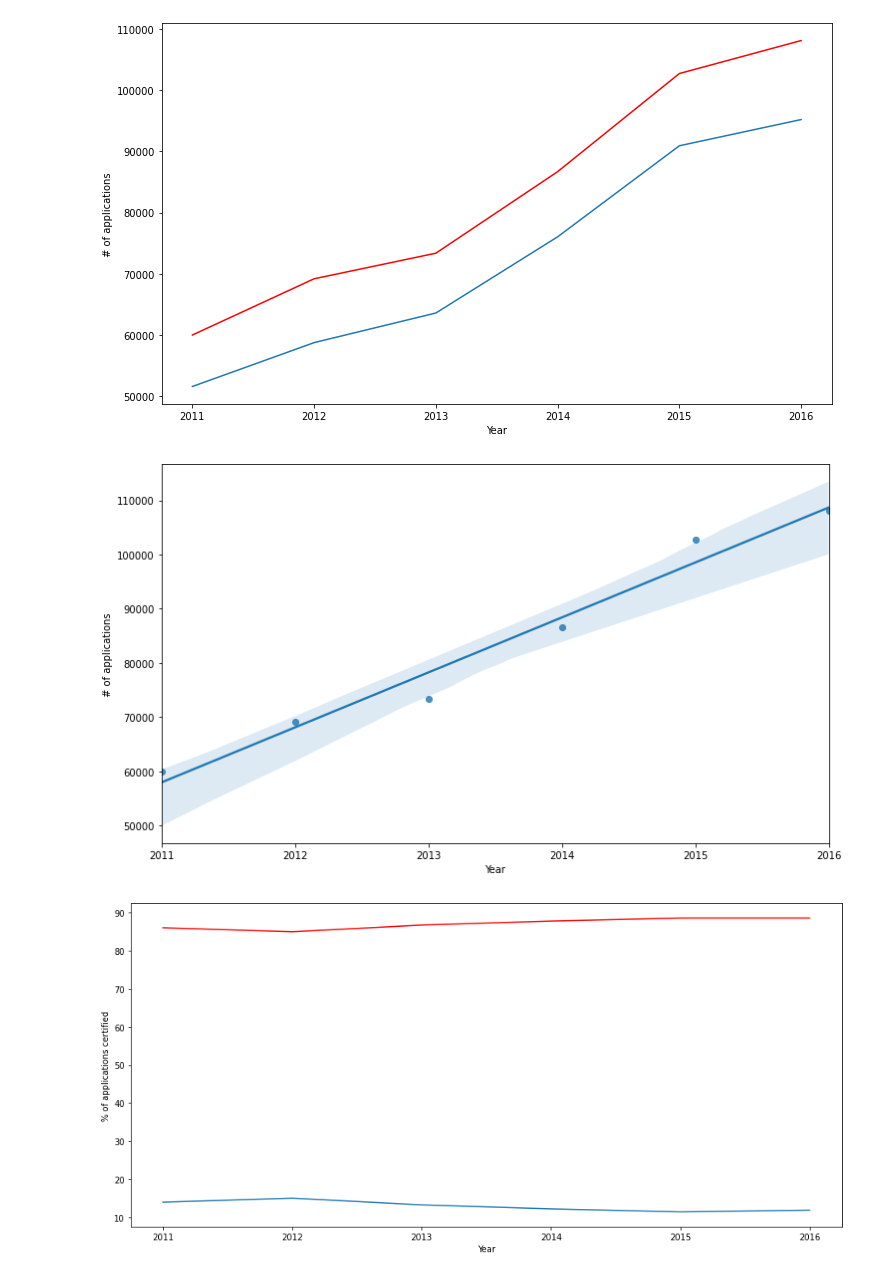
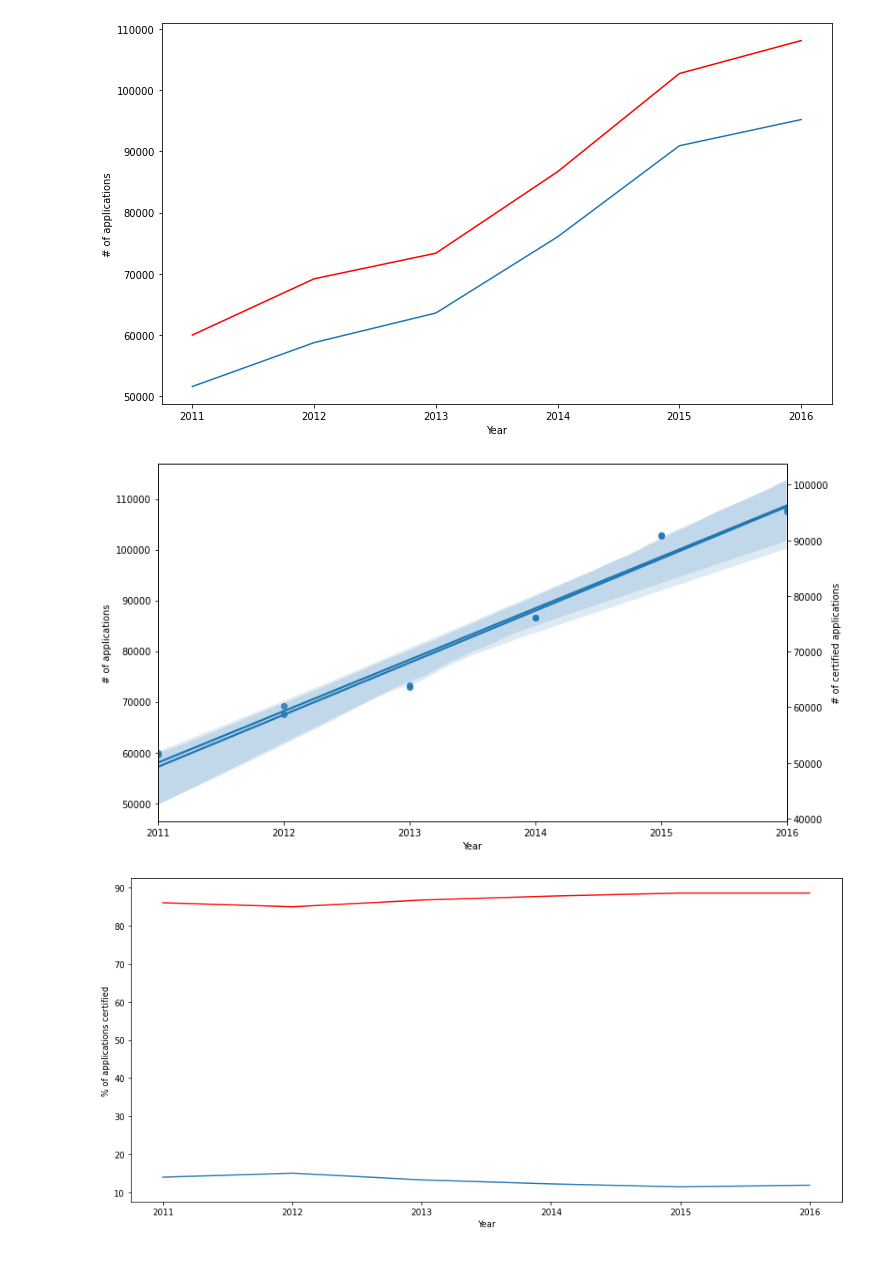
Before and after one commit to mbenbanaste/h1b-app, a Jupyter notebook: notebooks/H1B_APP.ipynb, the cells around one changed output. Cells and saved outputs as stored; diff of their text form; code cells hidden in the pictures.

```diff
--- a/notebooks/H1B_APP.ipynb
+++ b/notebooks/H1B_APP.ipynb
@@ -10,13 +8,14 @@ Mounted at /content/drive
 # %%
 import pandas as pd
 
-path = "/content/drive/MyDrive/data/h1b.csv"
+path = "https://raw.githubusercontent.com/mbenbanaste/h1b-app/master/notebooks/h1b.csv"
 df_ = pd.read_csv(path)
+
+# path = "/content/drive/MyDrive/data/h1b.csv"
+# df_ = pd.read_csv(path)
 
 # path = "/Users/mbenbanaste/Google Drive/data/h1b.csv"
 # df_ = pd.read_csv(path)
-
-# df_
 # %%
 !pip install category_encoders==2.*
 !pip install pandas-profiling==2.*
@@ -2306,11 +2185,11 @@ plt.gcf().set_size_inches(12, 7);
 # %%
 fig, ax = plt.subplots()
 sns.regplot(x='Year', y= '# of applications', data=data11, ax=ax)
-# ax2 = ax.twinx()
+ax2 = ax.twinx()
 sns.regplot(x='Year', y= '# of certified applications', data=data11, ax=ax2)
 plt.gcf().set_size_inches(12, 7);
 # %% [output]
-[figure, old version]
+[figure, new version]
 # %%
 data2 = {'Year':[2011,2012,2013,2014,2015,2016],
          '% of applications certified': [(y2011c/y2011)*100, (y2012c/y2012)*100, (y2013c/y2013)*100,
```
Also changed, not shown: parts of 16 cells of this notebook, 2 other files.
